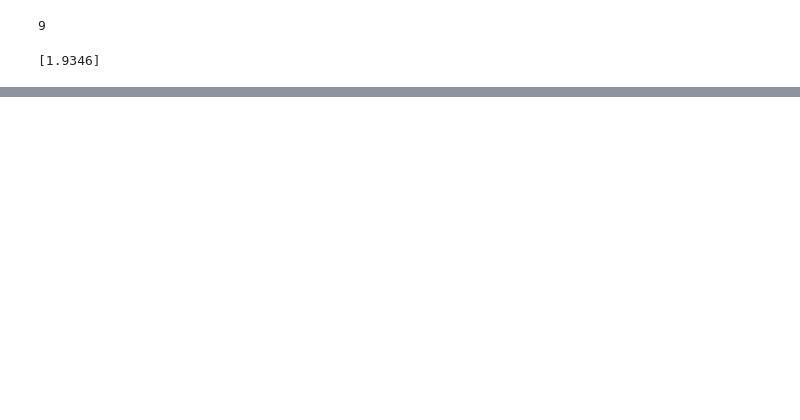
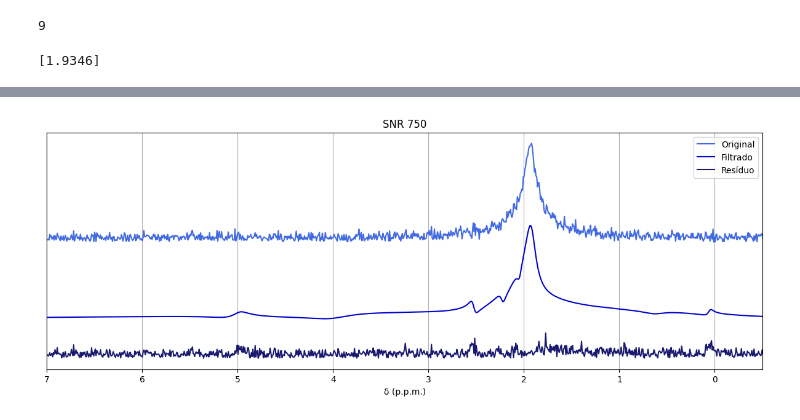
Before and after one commit to JoaoDell/MRI-study, a Jupyter notebook: examples/MPM/spec_components_2.ipynb, the cells around one changed output, grey strips where cells are left out. Cells and saved outputs as stored; diff of their text form; code cells hidden in the pictures; blank space fills up the shorter version.

```diff
--- a/examples/MPM/spec_components_2.ipynb
+++ b/examples/MPM/spec_components_2.ipynb
@@ -106,0 +123,19 @@ plt.grid()
+# %%
+yoffset = 5.0
+i = 1
+
+plt.figure(figsize=(15, 5))
+
+plt.plot(freqs, np.absolute(c_sigs[i, :]) + 3*yoffset, c = "royalblue", label = "Original")
+plt.plot(freqs, np.absolute(r_sigs[i, :]) + yoffset, c = "mediumblue", label = "Filtrado")
+plt.plot(freqs,  np.absolute(residues[i, :]), c = "midnightblue", label = "Resíduo")
+plt.title(f"SNR {snrs[i]}")
+plt.xlabel("δ (p.p.m.)")
+# plt.ylabel("Intensidade (U.A.)")
+plt.xlim(-0.5, 7.0)
+plt.yticks([])
+plt.legend()
+plt.gca().invert_xaxis() #inverts the x axis
+plt.grid()
+# %% [output]
+[figure, added]
```
Also changed, not shown: parts of 21 cells of this notebook, 7 other files.
